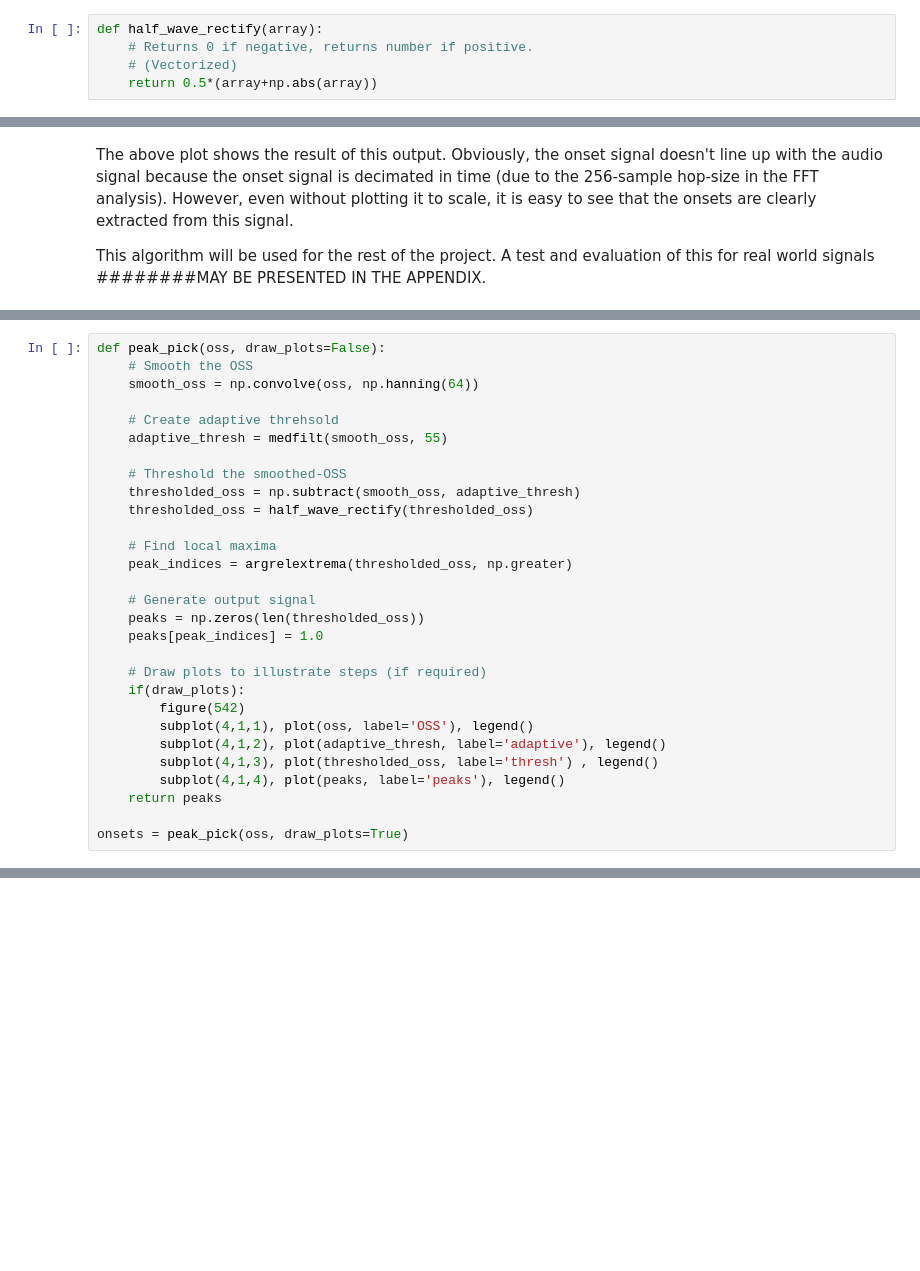
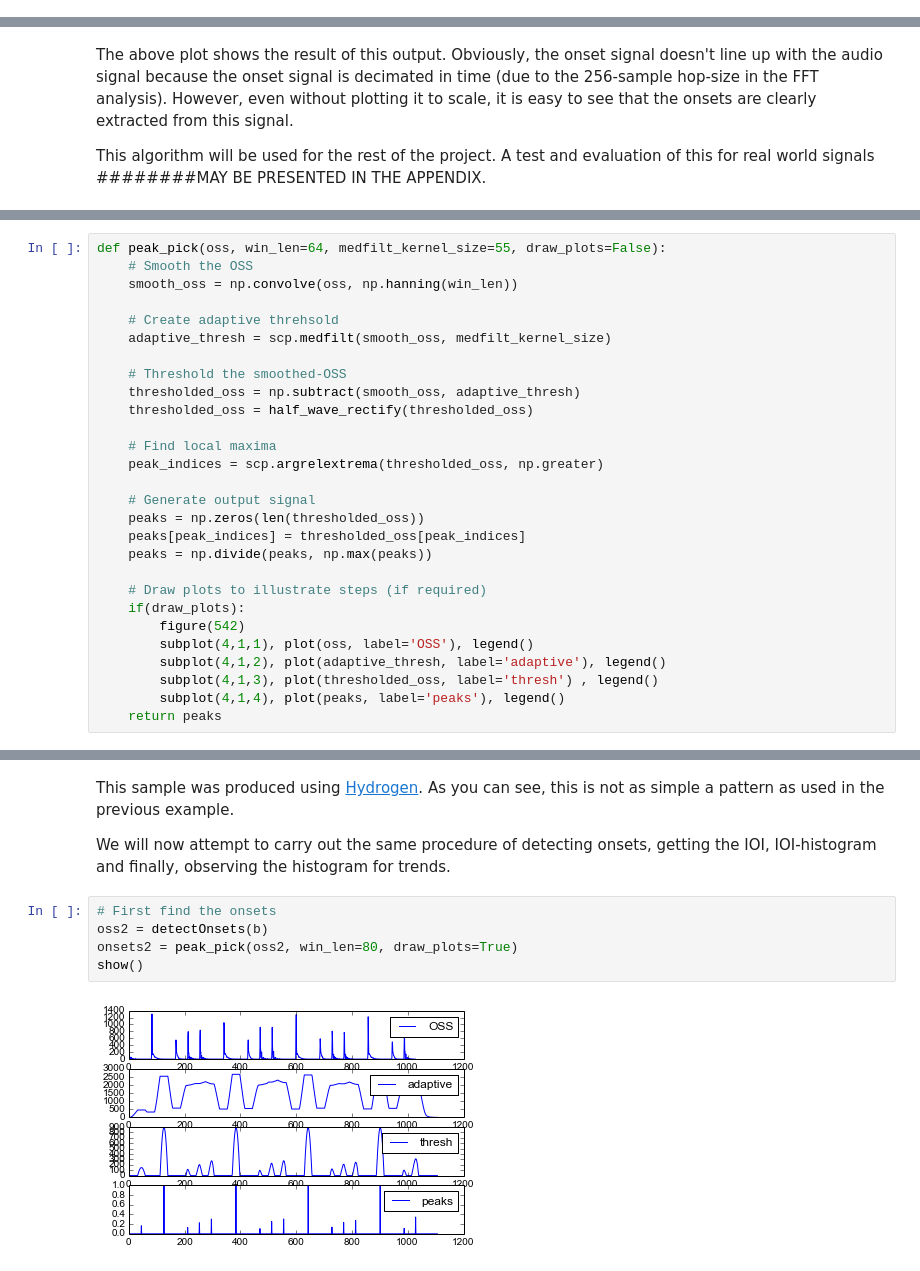
Before and after one commit to akshay1992/201A, a Jupyter notebook: 201A-Final_Project.ipynb, the cells around one changed output, grey strips where cells are left out. Saved outputs shown, nothing was run; the diff lists cells and outputs as text; blank space fills up the shorter version.

```diff
--- a/201A-Final_Project.ipynb
+++ b/201A-Final_Project.ipynb
@@ -57,5 +8,0 @@ def generateSpecgram(audioFile, windowFn = np.hanning, NFFT=1024, hop_size=-1):
-# %%
-def half_wave_rectify(array):
-    # Returns 0 if negative, returns number if positive.
-    # (Vectorized)
-    return 0.5*(array+np.abs(array))
@@ -155,21 +94,22 @@ In this case, $N_{FFT}=1024$, $F_s=44100$ therefore, $L_t$ must be less than `23
 # %%
-def peak_pick(oss, draw_plots=False):
+def peak_pick(oss, win_len=64, medfilt_kernel_size=55, draw_plots=False):
     # Smooth the OSS
-    smooth_oss = np.convolve(oss, np.hanning(64))
+    smooth_oss = np.convolve(oss, np.hanning(win_len))
 
     # Create adaptive threhsold
-    adaptive_thresh = medfilt(smooth_oss, 55)
+    adaptive_thresh = scp.medfilt(smooth_oss, medfilt_kernel_size)
 
     # Threshold the smoothed-OSS
     thresholded_oss = np.subtract(smooth_oss, adaptive_thresh)
     thresholded_oss = half_wave_rectify(thresholded_oss)
 
     # Find local maxima
-    peak_indices = argrelextrema(thresholded_oss, np.greater)
+    peak_indices = scp.argrelextrema(thresholded_oss, np.greater)
 
     # Generate output signal
     peaks = np.zeros(len(thresholded_oss))
-    peaks[peak_indices] = 1.0
+    peaks[peak_indices] = thresholded_oss[peak_indices]
+    peaks = np.divide(peaks, np.max(peaks))
 
     # Draw plots to illustrate steps (if required)
     if(draw_plots):
@@ -179,5 +119,3 @@ def peak_pick(oss, draw_plots=False):
         subplot(4,1,3), plot(thresholded_oss, label='thresh') , legend()
         subplot(4,1,4), plot(peaks, label='peaks'), legend()
     return peaks
-
-onsets = peak_pick(oss, draw_plots=True)
@@ -185,0 +246,11 @@ onsets = peak_pick(oss, draw_plots=True)
+# %% [markdown]
+This sample was produced using [Hydrogen](http://www.hydrogen-music.org/hcms/). As you can see, this is not as simple a pattern as used in the previous example.
+
+We will now attempt to carry out the same procedure of detecting onsets, getting the IOI, IOI-histogram and finally, observing the histogram for trends.
+# %%
+# First find the onsets
+oss2 = detectOnsets(b)
+onsets2 = peak_pick(oss2, win_len=80, draw_plots=True)
+show()
+# %% [output]
+[figure, added]
```
Also changed, not shown: parts of 35 cells of this notebook, 2 other files.
